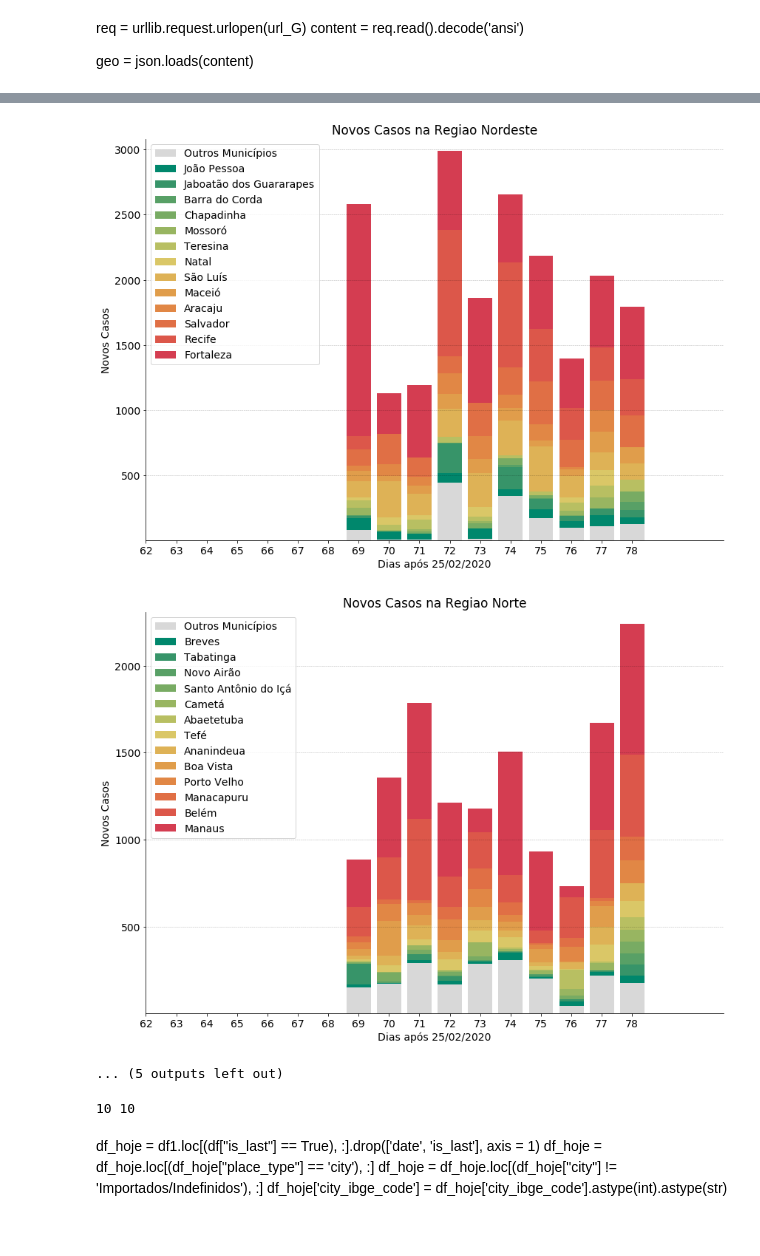
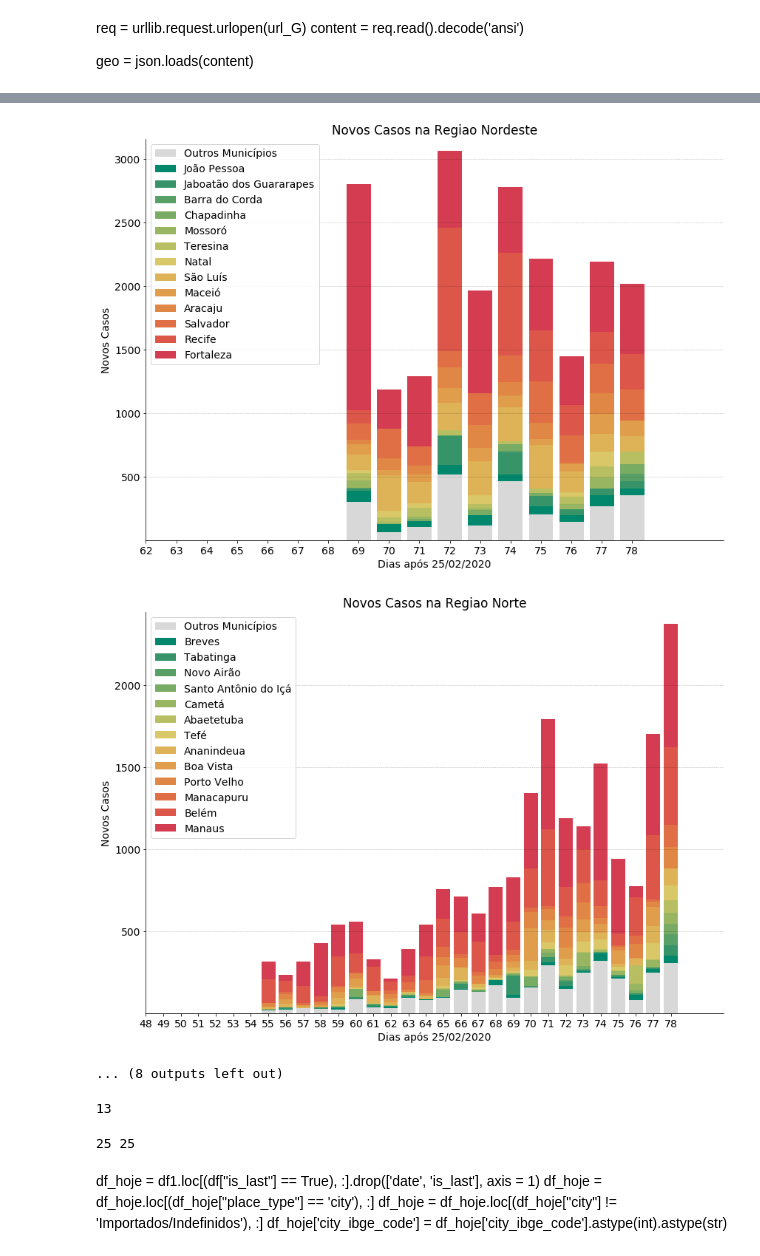
Before and after one commit to Yannngn/Dados-Covid19-Brasil-io, a Jupyter notebook: COVID19-14-05.ipynb, the cells around one changed output, grey strips where cells are left out. Drawn from its saved outputs; the diff is of its cells as text; code cells hidden in the pictures.

```diff
--- a/COVID19-14-05.ipynb
+++ b/COVID19-14-05.ipynb
@@ -163,16 +163,21 @@ for f in range(7, 11) :
             plt.show()
 
         if f in [9, 10] :
-            if (r != 4) & (r != 3) :
+            if True : #r != 4 :
                 dia = len(df_Brasil.index)
 
                 Regiao_c = list(df_cidades[(df_cidades['region'] == reg[r]) &
                                (df_cidades['is_last'])].sort_values(df_cidades.columns[f],
                                                                     ascending = True)['city'].unique())
 
-                c_num = 16
+                c_num = [[30, 21, 25, 19, 6], [14, 14, 20, 2, 3]]
+                #        [[ok, ok, ok, 15, ok], [14, 14, 20, 2, 3]]
+                first = len(Regiao_c) - c_num[f - 9][r]
 
-                x_min = 69
+                x_min = [[69, 55, 35, 51, 69], [68, 69, 38, 54, 54]]
+                #       [[ok, ok, ok, ok, ok], [ok, ok, 49, 69, 69]]
+                x_min = x_min[f - 9][r]
+
                 x_max = len(df_Brasil.index) + 1
 
                 y_max = 0
@@ -180,52 +185,64 @@ for f in range(7, 11) :
                 x = list(range(x_min, len(df_Brasil.index)))
 
                 prev = list(df_cidades.loc[(df_cidades['region'] == reg[r]) &
-                                           (df_cidades['city'] == Regiao_c[len(Regiao_c) - c_num]) ,
+                                           (df_cidades['city'] == Regiao_c[first]) ,
                                            :].iloc[:, f].tail(dia - x_min).reset_index(drop = True))
 
-                for c in range(len(Regiao_c) - c_num, len(Regiao_c)) :
+                for c in range(first, len(Regiao_c)) :
 
                     y = list(df_cidades.loc[(df_cidades['region'] == reg[r]) &
                                             (df_cidades['city'] == Regiao_c[c]) ,
                                             :].iloc[:, f].tail(dia - x_min).reset_index(drop = True))
 
-                    if c == len(Regiao_c) - 13 :
+                    if c == first :
                         plt.bar(x, prev, label = 'Outros Municípios', color = (.5, .5, .5, .3))#, edgecolor = (.3, .3, .3, .3))
-                    if c > len(Regiao_c) - 14 :
+                        yfirst = prev
+                    if c == len(Regiao_c) - len(color2) :
+                        plt.bar(x, prev, bottom = yfirst, color = (.5, .5, .5, .3))#, edgecolor = (.3, .3, .3, .3))
+                    if c >= len(Regiao_c) - len(color2) :
                         plt.bar(x, y, bottom = prev, label = Regiao_c[c], color = color2[c - len(Regiao_c)])#, edgecolor = (.3, .3, .3, .3))
 
                     prev = [sum(i) for i in zip(y, prev)]
 
                     if max(prev) > y_max :
                         y_max = max(prev)
 
                 plt.xlim(x_min - 7, x_max + 1)
                 plt.ylim(1, y_max * 1.03)
                 plt.xlabel("Dias após 25/02/2020")
-                plt.xticks(np.arange(x_min - 7, max(x) + 1, 1))
+
+                if r == 2 :
+                    plt.xticks(np.arange(x_min - 7, max(x) + 1, 3))
+                else :
+                    plt.xticks(np.arange(x_min - 7, max(x) + 1, 1))
+
                 plt.title(label[f] + " na Regiao " + reg[r])
                 plt.legend(loc = 2, ncol = 1)
                 plt.ylabel(label[f])
                 plt.savefig('Graphics/' + label[f] + " - " + reg[r] + ".png")
                 plt.show()
 # %% [output]
 [figure]
 [figure]
 [figure]
 [figure]
 [figure]
 [figure]
 [figure]
 [figure]
 [figure]
 [figure]
-[figure, old version]
+[figure, new version]
-[figure, old version]
+[figure, new version]
-... (5 outputs left out)
+... (8 outputs left out)
+# %%
+len(color2)
+# %% [output]
+13
 # %%
 print(len(x), len(y))
 # %% [output]
-10 10
+25 25
 # %% [markdown]
 df_hoje = df1.loc[(df["is_last"] == True), :].drop(['date', 'is_last'], axis = 1)
 df_hoje = df_hoje.loc[(df_hoje["place_type"] == 'city'), :]
```
Also changed, not shown: 10 other files.
